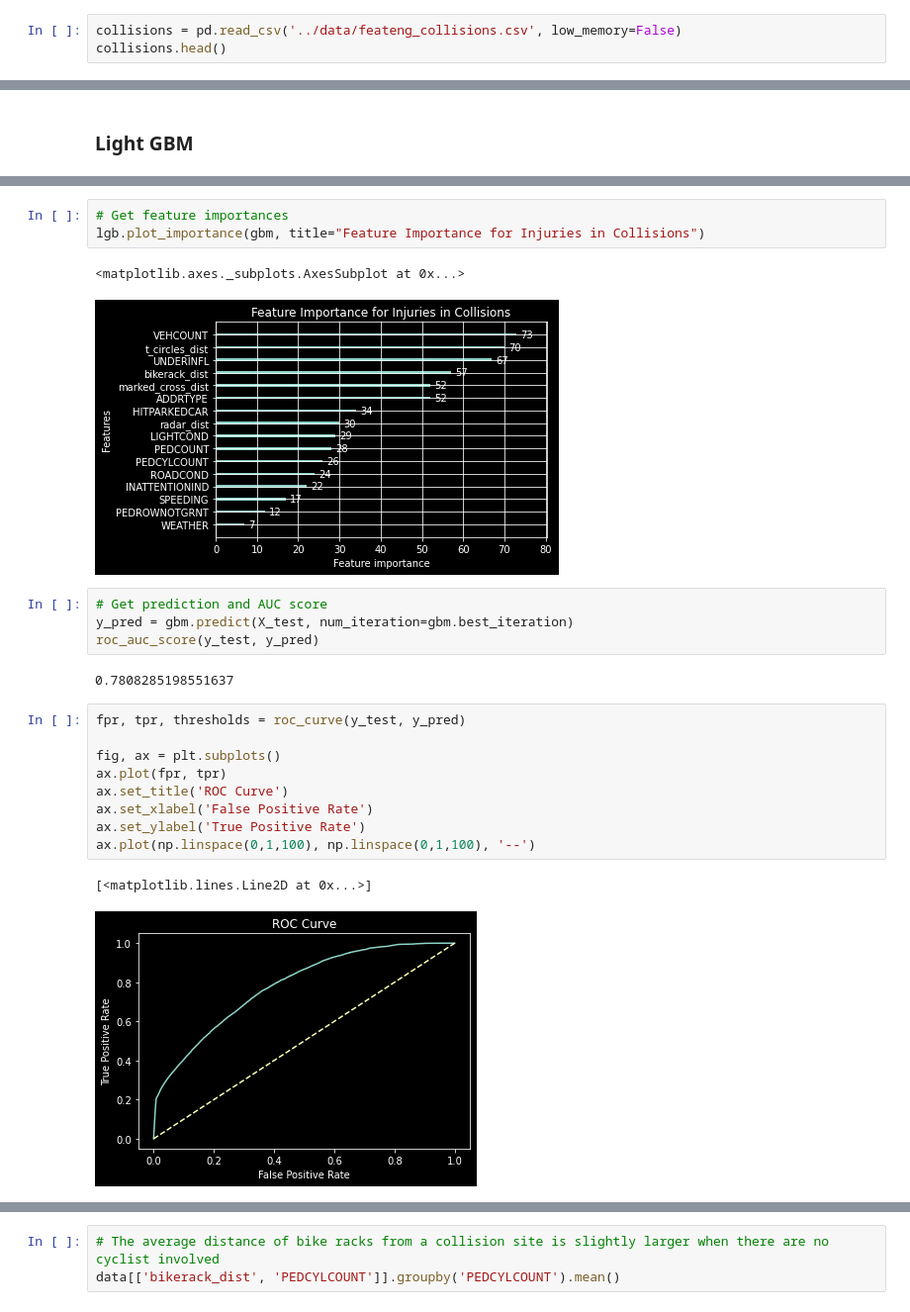
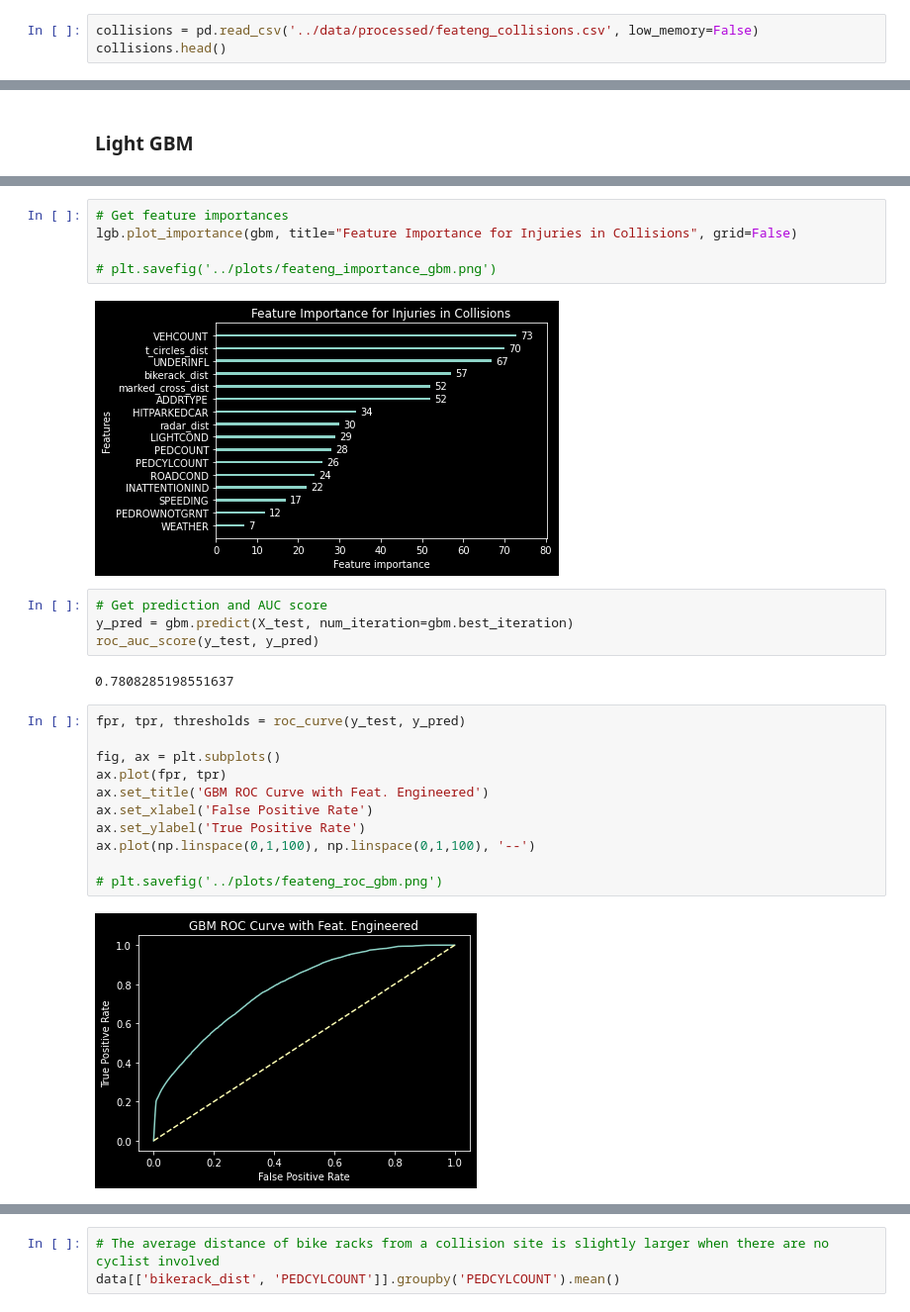
Before and after one commit to DataCircles/traffic_collisions_ml_team1, a Jupyter notebook: notebooks/cindy_model1.ipynb, the cells around one changed output, grey strips where cells are left out. Shown: that part at 99% size. Cells and saved outputs as stored; diff of their text form.

Commit message:
create plots with feat eng lgbm model

```diff
--- a/notebooks/cindy_model1.ipynb
+++ b/notebooks/cindy_model1.ipynb
@@ -32,7 +32,7 @@ intersections = pd.read_csv('../data/Intersections.csv')
 # %% [markdown]
 ### Data Clean the Collisions Data
 # %%
-collisions = pd.read_csv('../data/feateng_collisions.csv', low_memory=False)
+collisions = pd.read_csv('../data/processed/feateng_collisions.csv', low_memory=False)
 collisions.head()
 # %% [output]
 |  | Datetime | X | Y | OBJECTID | INCKEY | COLDETKEY | REPORTNO | STATUS | ADDRTYPE | INTKEY | ... |
@@ -547,9 +548,10 @@ Did not meet early stopping. Best iteration is:
 # %%
 # Get feature importances
-lgb.plot_importance(gbm, title="Feature Importance for Injuries in Collisions")
+lgb.plot_importance(gbm, title="Feature Importance for Injuries in Collisions", grid=False)
+
+# plt.savefig('../plots/feateng_importance_gbm.png')
 # %% [output]
-<matplotlib.axes._subplots.AxesSubplot at 0x...>
-[figure, old version]
+[figure, new version]
 # %%
 # Get prediction and AUC score
 y_pred = gbm.predict(X_test, num_iteration=gbm.best_iteration)
@@ -561,13 +563,14 @@ fpr, tpr, thresholds = roc_curve(y_test, y_pred)
 
 fig, ax = plt.subplots()
 ax.plot(fpr, tpr)
-ax.set_title('ROC Curve')
+ax.set_title('GBM ROC Curve with Feat. Engineered')
 ax.set_xlabel('False Positive Rate')
 ax.set_ylabel('True Positive Rate')
 ax.plot(np.linspace(0,1,100), np.linspace(0,1,100), '--')
+
+# plt.savefig('../plots/feateng_roc_gbm.png')
 # %% [output]
-[<matplotlib.lines.Line2D at 0x...>]
-[figure, old version]
+[figure, new version]
 # %%
 fig, ax = plt.subplots(figsize=(15,10))
 
```
Also changed, not shown: parts of 6 cells of this notebook, 4 other files.
